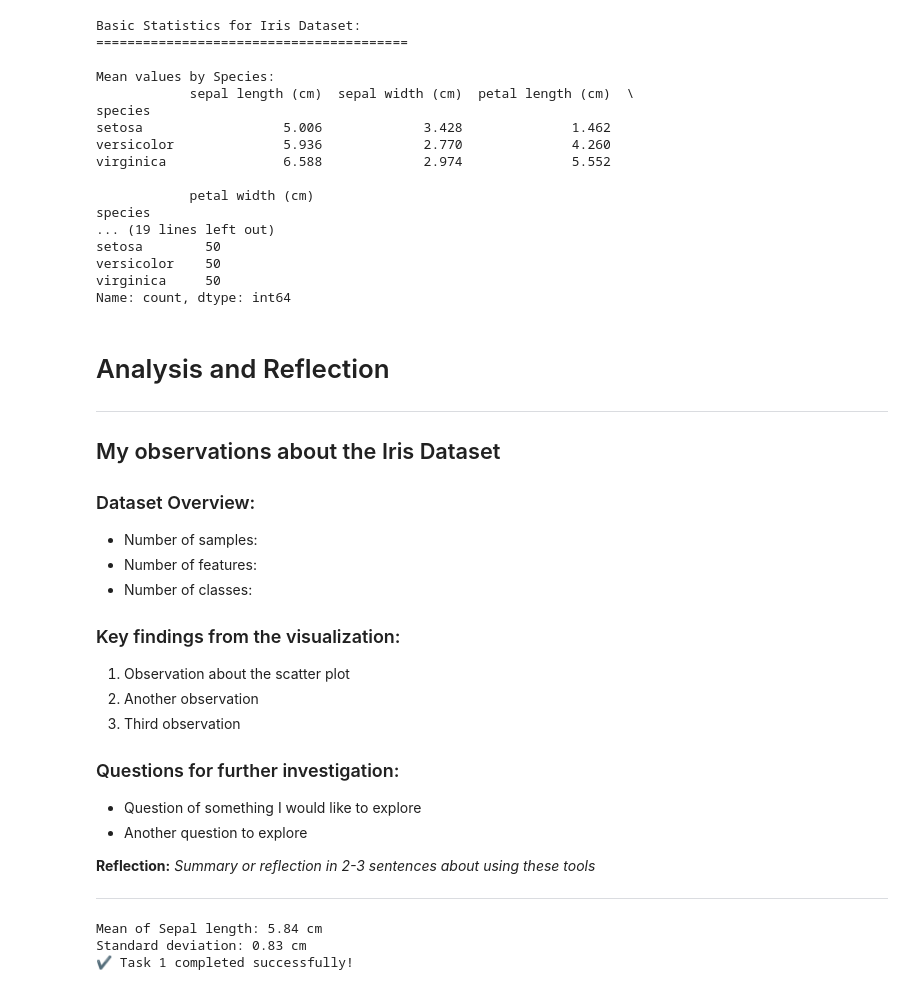
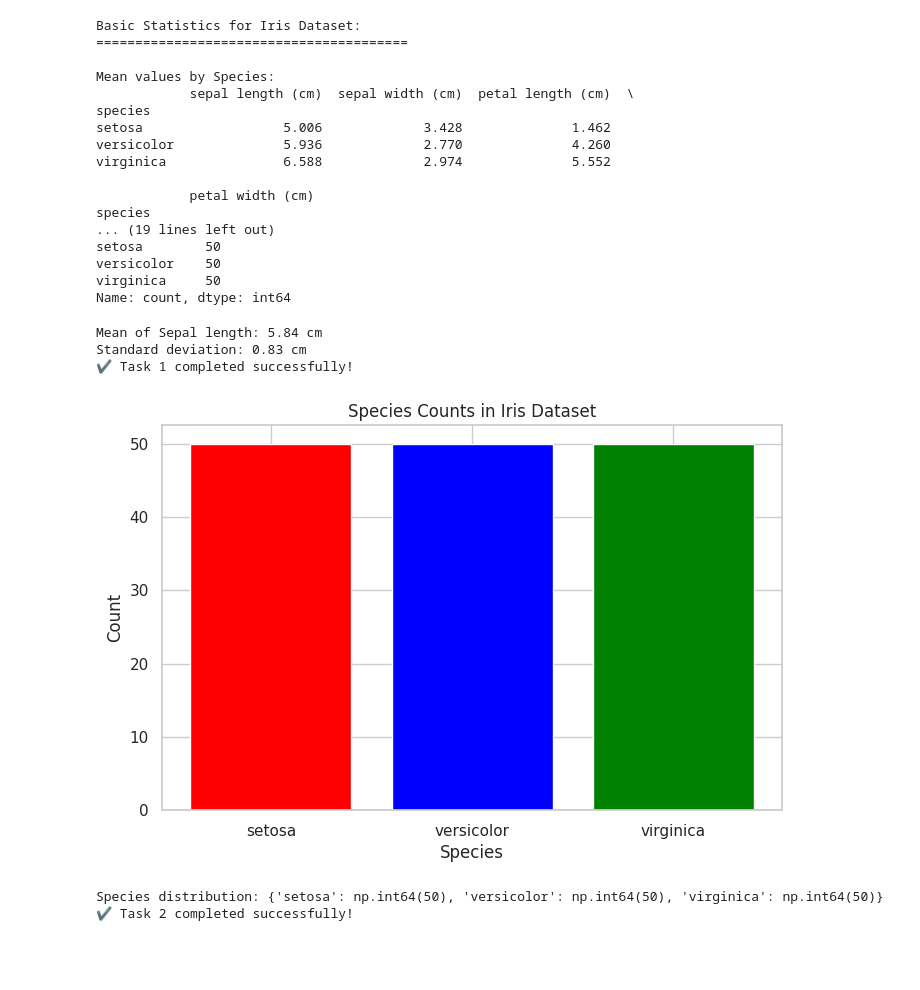
Before and after one commit to CeZa18/ITAI-1371-ML-Labs, a Jupyter notebook: Module_02_Lab_Excercise.ipynb, the cells around one changed output. Cells and saved outputs as stored; diff of their text form; code cells hidden in the pictures; blank space fills up the shorter version.

Commit message:
Final version. All exercises completed, included an additional plot, and added my analysis and reflection of this Dataset.

```diff
--- a/Module_02_Lab_Excercise.ipynb
+++ b/Module_02_Lab_Excercise.ipynb
@@ -142,43 +143,6 @@ setosa        50
 versicolor    50
 virginica     50
 Name: count, dtype: int64
-# %% [markdown]
-# Analysis and Reflection
-
-
-
----
-
-
-
-## My observations about the Iris Dataset
-
-### Dataset Overview:
-
-
-
-*   Number of samples:
-*   Number of features:
-*   Number of classes:
-
-### Key findings from the visualization:
-
-
-
-1.   Observation about the scatter plot
-2.   Another observation
-3.   Third observation
-
-### Questions for further investigation:
-
-*    Question of something I would like to explore
-*    Another question to explore
-
-**Reflection:** *Summary or reflection in 2-3 sentences about using these tools*
-
-
-
----
 # %%
 # Task 1: Create a simple calculation using NumPy
 # Calculate the mean and the standard deviation of sepal length
@@ -199,3 +164,20 @@ print("✔️ Task 1 completed successfully!")
 Mean of Sepal length: 5.84 cm
 Standard deviation: 0.83 cm
 ✔️ Task 1 completed successfully!
+# %%
+# Task 2: Create a bar chart showing species counts
+species_counts = df['species'].value_counts()
+
+plt.figure(figsize=(8, 5))
+plt.bar(species_counts.index, species_counts.values, color=['red', 'blue', 'green'])
+plt.xlabel('Species')
+plt.ylabel('Count')
+plt.title('Species Counts in Iris Dataset')
+plt.show()
+
+print(f"Species distribution: {dict(species_counts)}")
+print("✔️ Task 2 completed successfully!")
+# %% [output]
+[figure, added]
+Species distribution: {'setosa': np.int64(50), 'versicolor': np.int64(50), 'virginica': np.int64(50)}
+✔️ Task 2 completed successfully!
```
Also changed, not shown: parts of 7 cells of this notebook.
